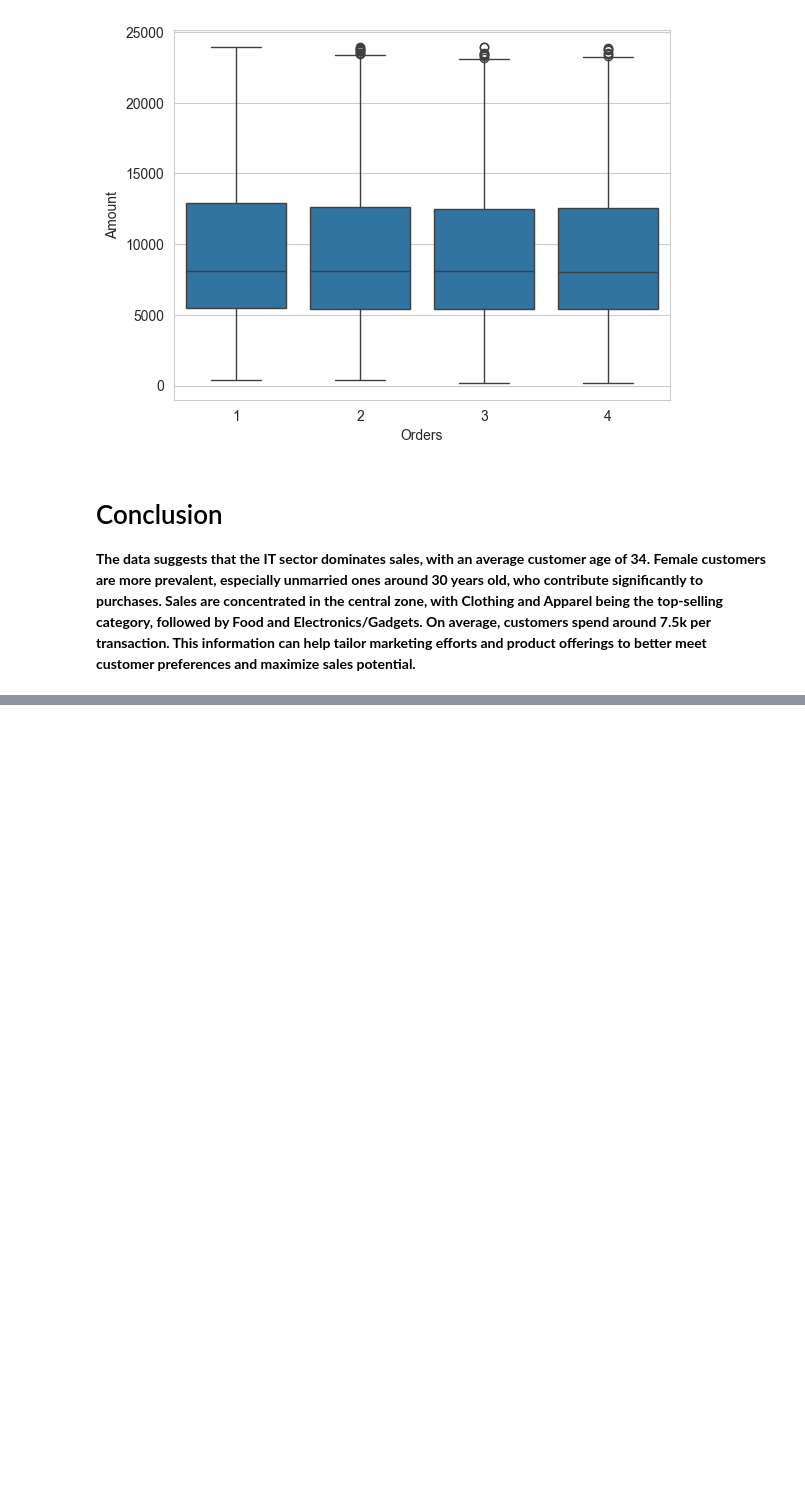
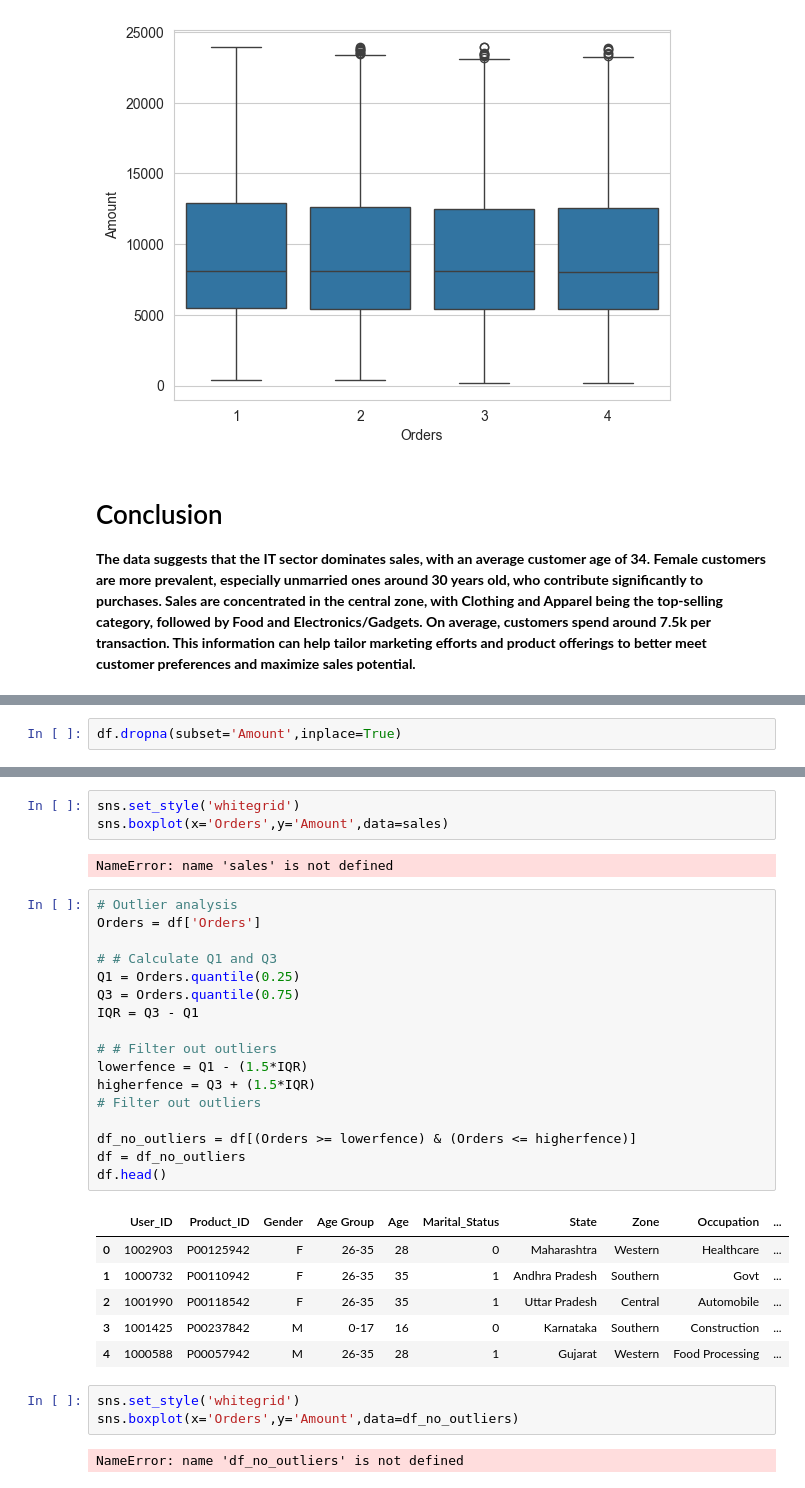
Before and after one commit to MdEhtesham2004/Exploratory-Data-Analysis, a Jupyter notebook: dewali_sales(EDA)/main.ipynb, the cells around one changed output, grey strips where cells are left out. Saved outputs shown, nothing was run; the diff lists cells and outputs as text; blank space fills up the shorter version.

```diff
--- a/dewali_sales(EDA)/main.ipynb
+++ b/dewali_sales(EDA)/main.ipynb
@@ -312,0 +369,2 @@ sns.boxplot(x='Orders',y='Amount',data=sales)
+# %%
+df.dropna(subset='Amount',inplace=True)
@@ -312,0 +387,34 @@ sns.boxplot(x='Orders',y='Amount',data=sales)
+# %%
+sns.set_style('whitegrid')
+sns.boxplot(x='Orders',y='Amount',data=sales)
+# %% [output]
+NameError: name 'sales' is not defined
+# %%
+# Outlier analysis
+Orders = df['Orders']
+
+# # Calculate Q1 and Q3
+Q1 = Orders.quantile(0.25)
+Q3 = Orders.quantile(0.75)
+IQR = Q3 - Q1
+
+# # Filter out outliers
+lowerfence = Q1 - (1.5*IQR)
+higherfence = Q3 + (1.5*IQR)
+# Filter out outliers
+
+df_no_outliers = df[(Orders >= lowerfence) & (Orders <= higherfence)]
+df = df_no_outliers
+df.head()
+# %% [output]
+|  | User_ID | Product_ID | Gender | Age Group | Age | Marital_Status | State | Zone | Occupation | ... |
+| 0 | 1002903 | P00125942 | F | 26-35 | 28 | 0 | Maharashtra | Western | Healthcare | ... |
+| 1 | 1000732 | P00110942 | F | 26-35 | 35 | 1 | Andhra Pradesh | Southern | Govt | ... |
+| 2 | 1001990 | P00118542 | F | 26-35 | 35 | 1 | Uttar Pradesh | Central | Automobile | ... |
+| 3 | 1001425 | P00237842 | M | 0-17 | 16 | 0 | Karnataka | Southern | Construction | ... |
+| 4 | 1000588 | P00057942 | M | 26-35 | 28 | 1 | Gujarat | Western | Food Processing | ... |
+# %%
+sns.set_style('whitegrid')
+sns.boxplot(x='Orders',y='Amount',data=df_no_outliers)
+# %% [output]
+NameError: name 'df_no_outliers' is not defined
```
Also changed, not shown: parts of 30 cells of this notebook.
